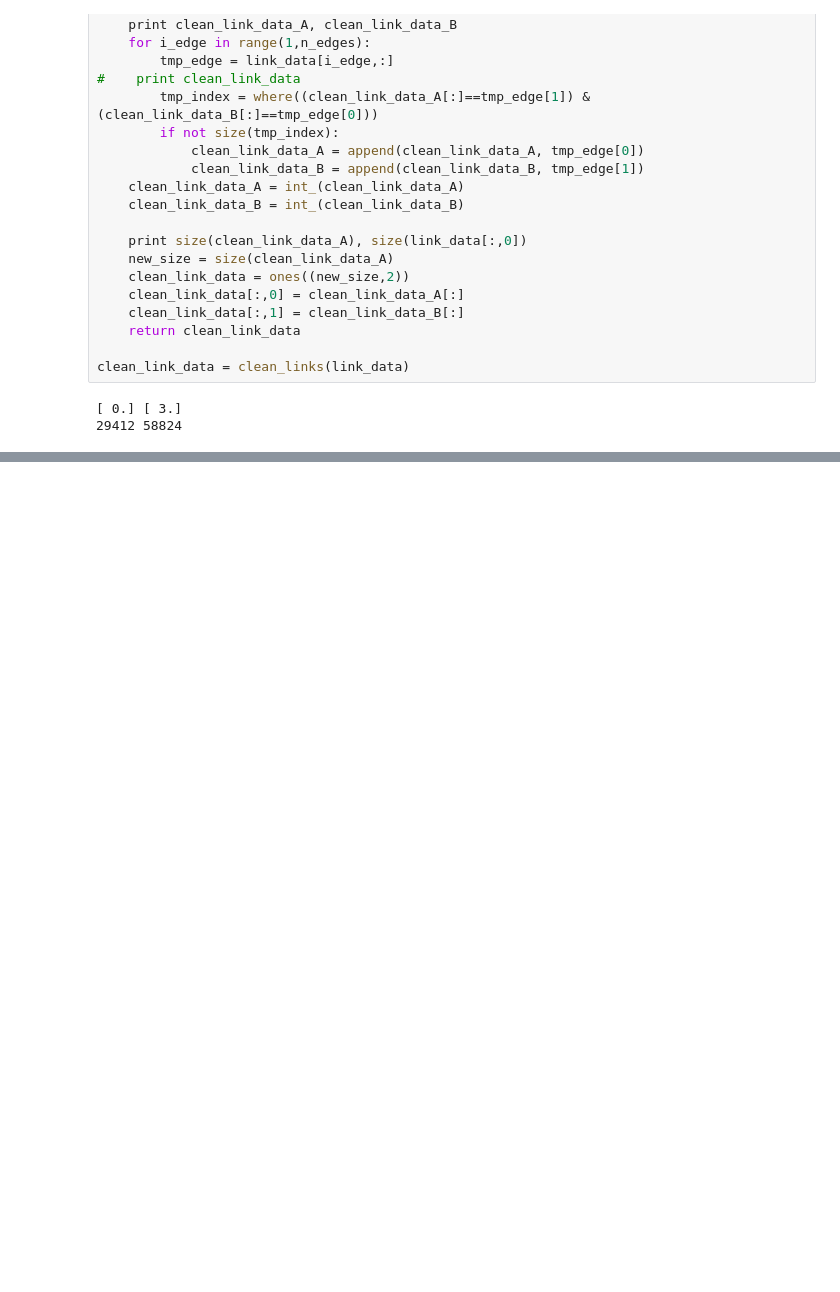
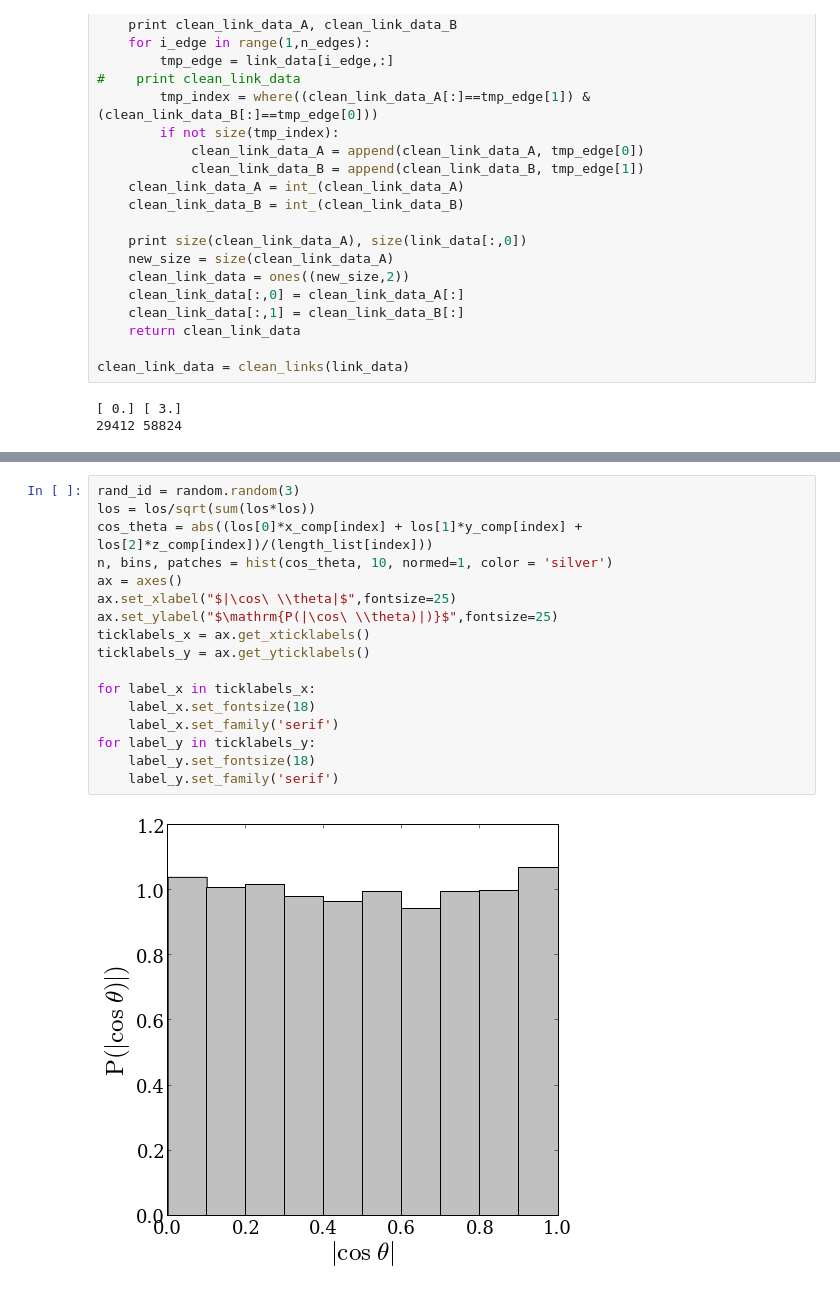
Before and after one commit to forero/SparseFilaments, a Jupyter notebook: code/ipython/network.ipynb, the cells around one changed output, grey strips where cells are left out. Drawn from its saved outputs; the diff is of its cells as text; blank space fills up the shorter version.

```diff
--- a/code/ipython/network.ipynb
+++ b/code/ipython/network.ipynb
@@ -99,0 +113,19 @@ for label_y in ticklabels_y:
+# %%
+rand_id = random.random(3)
+los = los/sqrt(sum(los*los))
+cos_theta = abs((los[0]*x_comp[index] + los[1]*y_comp[index] + los[2]*z_comp[index])/(length_list[index]))
+n, bins, patches = hist(cos_theta, 10, normed=1, color = 'silver')
+ax = axes()
+ax.set_xlabel("$|\cos\ \\theta|$",fontsize=25)
+ax.set_ylabel("$\mathrm{P(|\cos\ \\theta)|)}$",fontsize=25)
+ticklabels_x = ax.get_xticklabels()
+ticklabels_y = ax.get_yticklabels()
+
+for label_x in ticklabels_x:
+    label_x.set_fontsize(18)
+    label_x.set_family('serif')
+for label_y in ticklabels_y:
+    label_y.set_fontsize(18)
+    label_y.set_family('serif')
+# %% [output]
+[figure, added]
```
Also changed, not shown: parts of 8 cells of this notebook.
